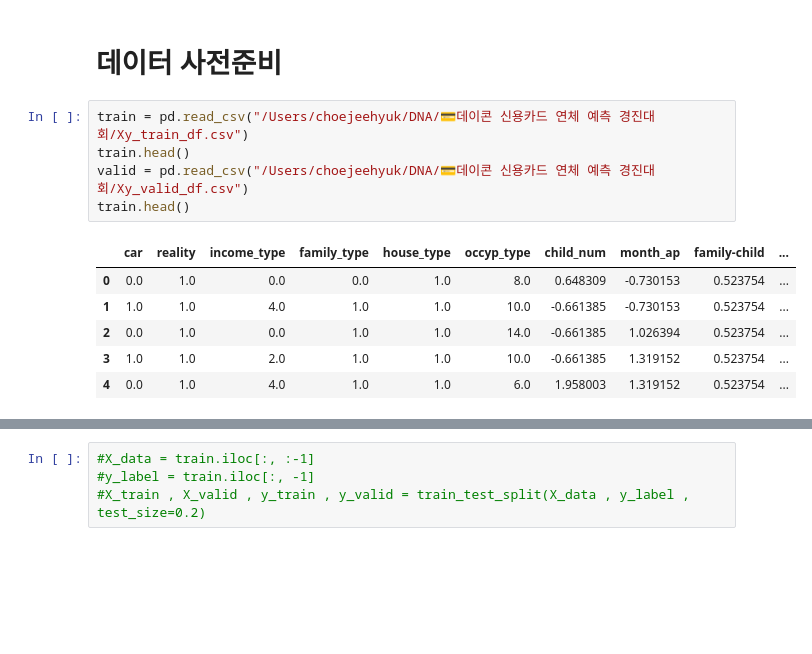
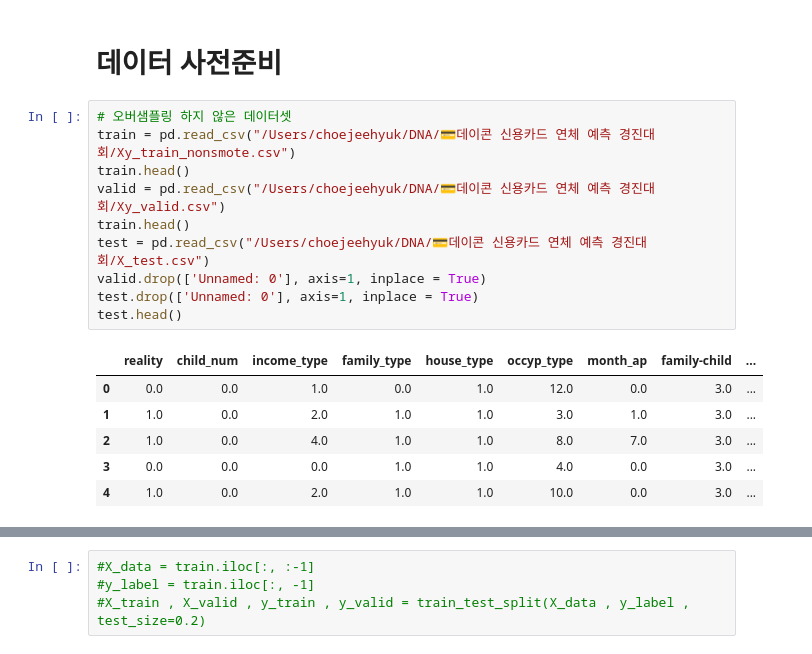
Before and after one commit to weed0328/DNA, a Jupyter notebook: 💳데이콘 신용카드 연체 예측 경진대회/모델링.ipynb, the cells around one changed output, grey strips where cells are left out. Saved outputs shown, nothing was run; the diff lists cells and outputs as text; blank space fills up the shorter version.

```diff
--- a/💳데이콘 신용카드 연체 예측 경진대회/모델링.ipynb
+++ b/💳데이콘 신용카드 연체 예측 경진대회/모델링.ipynb
@@ -65,14 +66,19 @@ Requirement already satisfied: threadpoolctl>=2.0.0 in /Users/choejeehyuk/opt/an
 # %% [markdown]
 # 데이터 사전준비
 # %%
-train = pd.read_csv("/Users/choejeehyuk/DNA/💳데이콘 신용카드 연체 예측 경진대회/Xy_train_df.csv")
+# 오버샘플링 하지 않은 데이터셋
+train = pd.read_csv("/Users/choejeehyuk/DNA/💳데이콘 신용카드 연체 예측 경진대회/Xy_train_nonsmote.csv")
 train.head()
-valid = pd.read_csv("/Users/choejeehyuk/DNA/💳데이콘 신용카드 연체 예측 경진대회/Xy_valid_df.csv")
+valid = pd.read_csv("/Users/choejeehyuk/DNA/💳데이콘 신용카드 연체 예측 경진대회/Xy_valid.csv")
 train.head()
+test = pd.read_csv("/Users/choejeehyuk/DNA/💳데이콘 신용카드 연체 예측 경진대회/X_test.csv")
+valid.drop(['Unnamed: 0'], axis=1, inplace = True)
+test.drop(['Unnamed: 0'], axis=1, inplace = True)
+test.head()
 # %% [output]
-|  | car | reality | income_type | family_type | house_type | occyp_type | child_num | month_ap | family-child | ... |
-| 0 | 0.0 | 1.0 | 0.0 | 0.0 | 1.0 | 8.0 | 0.648309 | -0.730153 | 0.523754 | ... |
-| 1 | 1.0 | 1.0 | 4.0 | 1.0 | 1.0 | 10.0 | -0.661385 | -0.730153 | 0.523754 | ... |
-| 2 | 0.0 | 1.0 | 0.0 | 1.0 | 1.0 | 14.0 | -0.661385 | 1.026394 | 0.523754 | ... |
-| 3 | 1.0 | 1.0 | 2.0 | 1.0 | 1.0 | 10.0 | -0.661385 | 1.319152 | 0.523754 | ... |
-| 4 | 0.0 | 1.0 | 4.0 | 1.0 | 1.0 | 6.0 | 1.958003 | 1.319152 | 0.523754 | ... |
+|  | reality | child_num | income_type | family_type | house_type | occyp_type | month_ap | family-child | ... |
+| 0 | 0.0 | 0.0 | 1.0 | 0.0 | 1.0 | 12.0 | 0.0 | 3.0 | ... |
+| 1 | 1.0 | 0.0 | 2.0 | 1.0 | 1.0 | 3.0 | 1.0 | 3.0 | ... |
+| 2 | 1.0 | 0.0 | 4.0 | 1.0 | 1.0 | 8.0 | 7.0 | 3.0 | ... |
+| 3 | 0.0 | 0.0 | 0.0 | 1.0 | 1.0 | 4.0 | 0.0 | 3.0 | ... |
+| 4 | 1.0 | 0.0 | 2.0 | 1.0 | 1.0 | 10.0 | 0.0 | 3.0 | ... |
```
Also changed, not shown: parts of 11 cells of this notebook, 9 other files.
